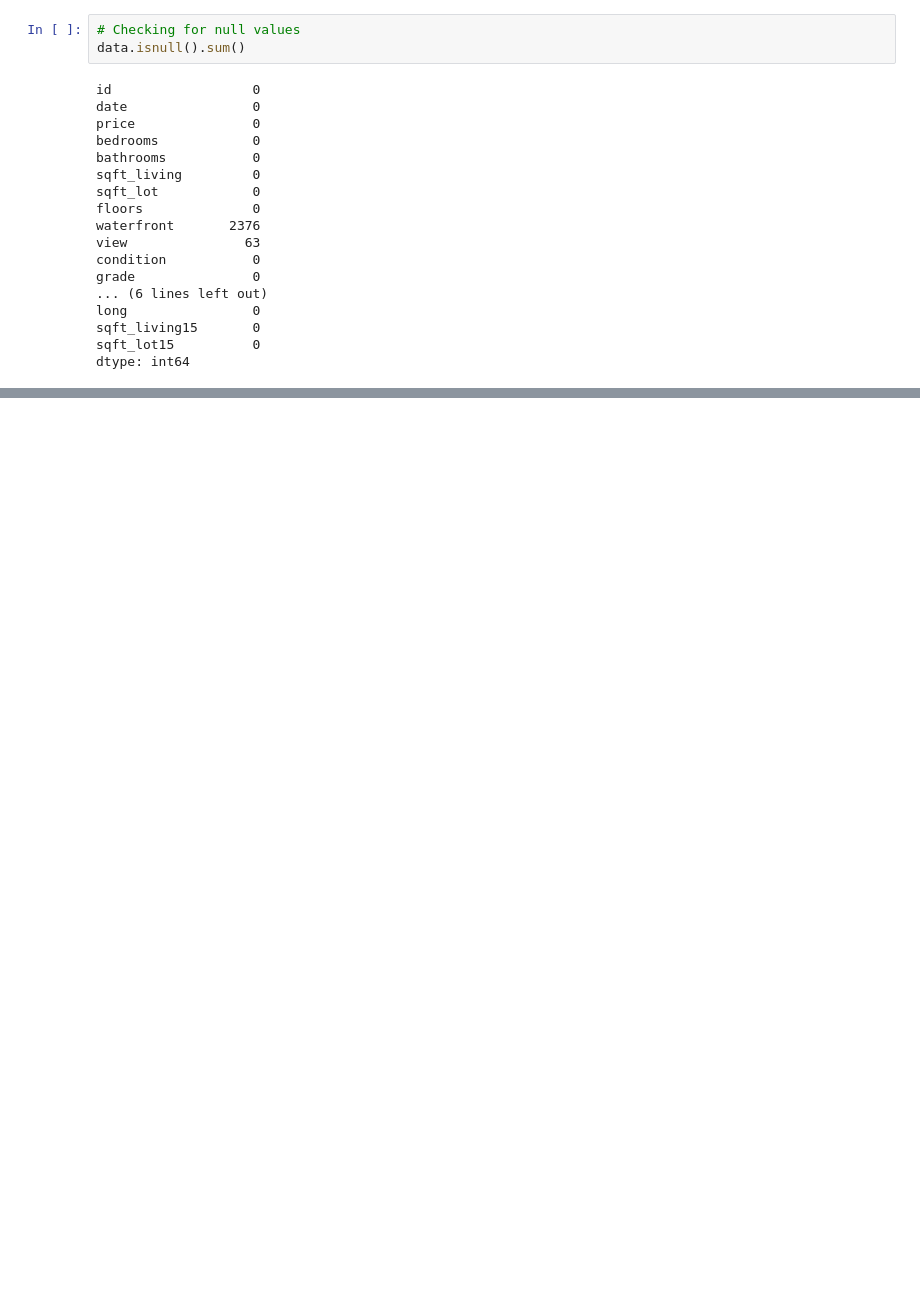
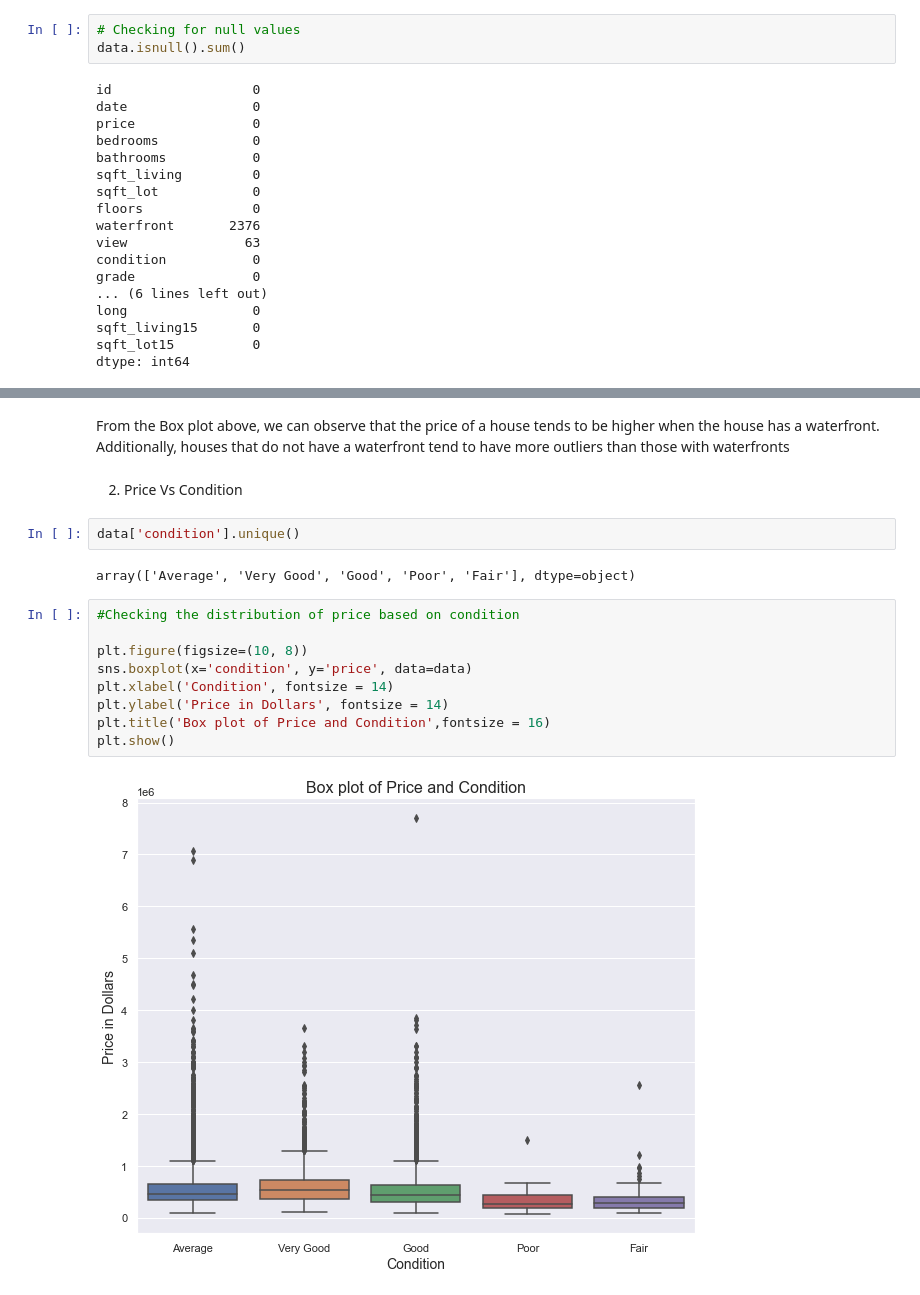
Before and after one commit to Sammywarah/dsc-phase-2-project-v2-3, a Jupyter notebook: student.ipynb, the cells around one changed output, grey strips where cells are left out. Cells and saved outputs as stored; diff of their text form; blank space fills up the shorter version.

```diff
--- a/student.ipynb
+++ b/student.ipynb
@@ -726,0 +305,19 @@ The model achieved a training R-squared score of approximately 0.65 and a testin
+# %% [markdown]
+From the Box plot above, we can observe that the price of a house tends to be higher when the house has a waterfront. Additionally, houses that do not have a waterfront tend to have more outliers than those with waterfronts
+# %% [markdown]
+2. Price Vs Condition
+# %%
+data['condition'].unique()
+# %% [output]
+array(['Average', 'Very Good', 'Good', 'Poor', 'Fair'], dtype=object)
+# %%
+#Checking the distribution of price based on condition
+
+plt.figure(figsize=(10, 8))
+sns.boxplot(x='condition', y='price', data=data)
+plt.xlabel('Condition', fontsize = 14)
+plt.ylabel('Price in Dollars', fontsize = 14)
+plt.title('Box plot of Price and Condition',fontsize = 16)
+plt.show()
+# %% [output]
+[figure, added]
```
Also changed, not shown: parts of 145 cells of this notebook, 4 other files.
